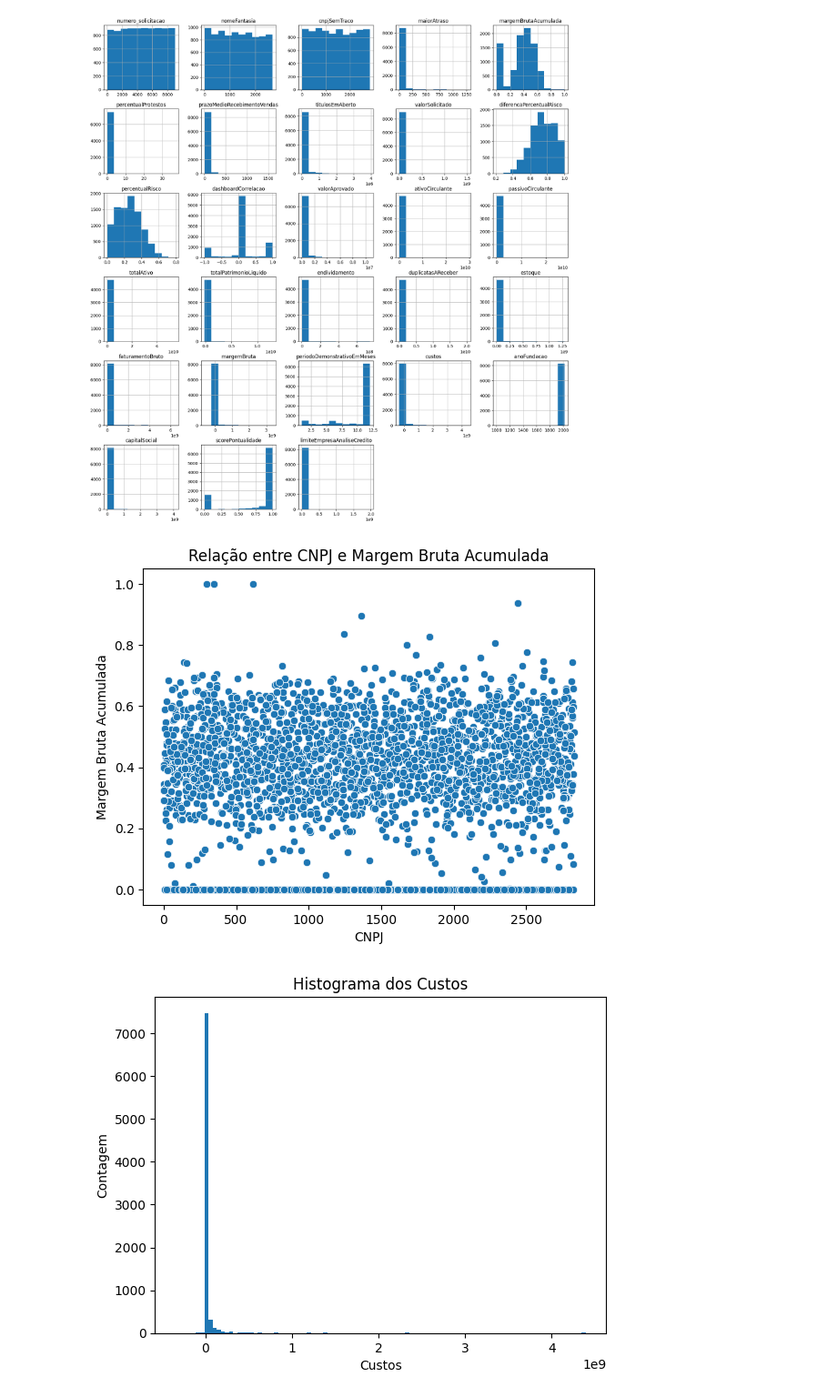
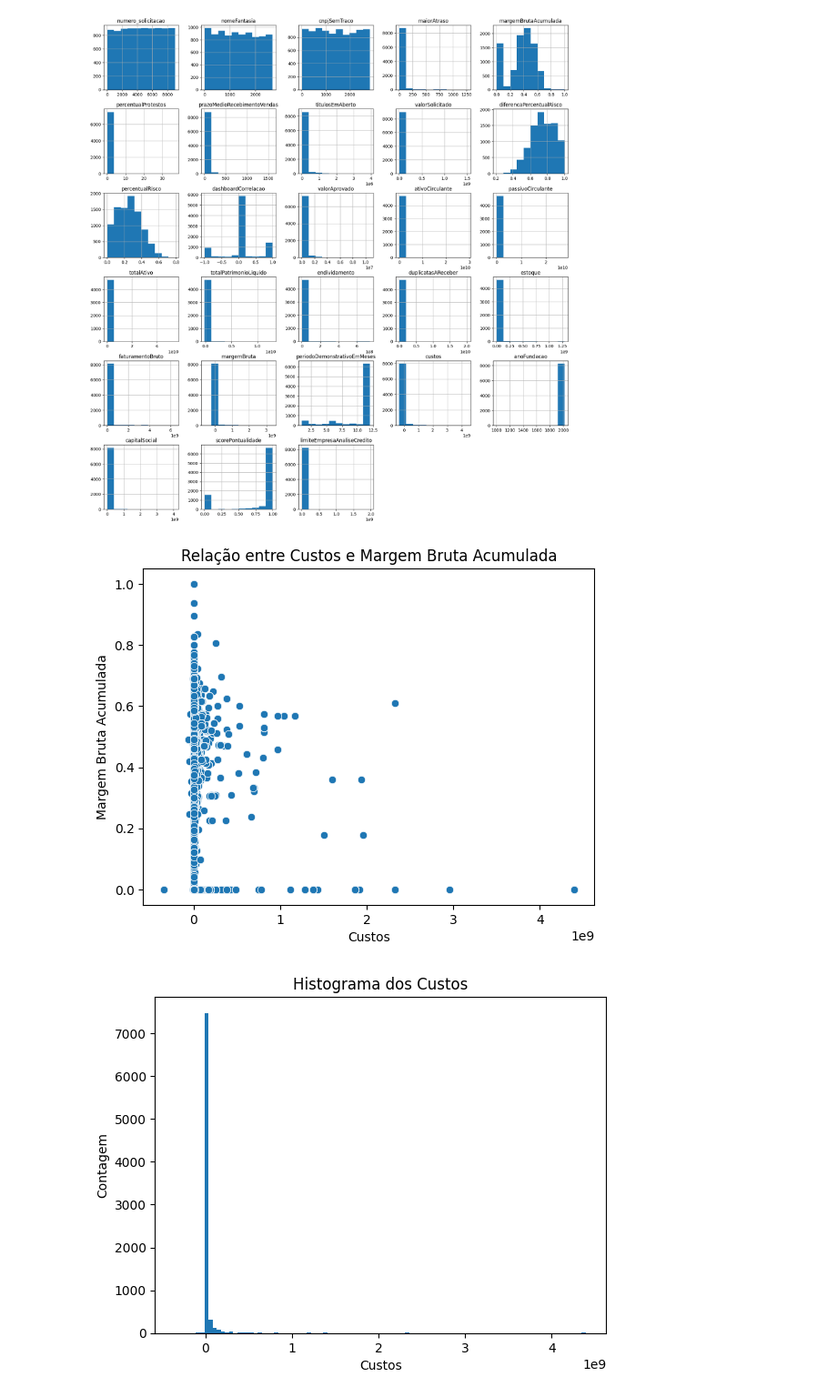
Before and after one commit to JuliaF23/CPAI, a Jupyter notebook: CP/cp.ipynb, the cells around one changed output. Shown at 91% size. Drawn from its saved outputs; the diff is of its cells as text; code cells hidden in the pictures.

```diff
--- a/CP/cp.ipynb
+++ b/CP/cp.ipynb
@@ -134,0 +130,4 @@ arr_cleaned = np.nan_to_num(dados)
+# %%
+dados.fillna(0, inplace=True)
+
+print(dados)
@@ -175,15 +196,15 @@ dados.hist(figsize=(20,21)); #distribuição das variáveis qualitativas
 # %% [output]
 [figure]
 # %%
-plt.title('Relação entre CNPJ e Margem Bruta Acumulada')
-plt.xlabel("CNPJ")
+plt.title('Relação entre Custos e Margem Bruta Acumulada')
+plt.xlabel("Custos")
 plt.ylabel("Margem Bruta Acumulada")
 
-sns.scatterplot(x='cnpjSemTraco', y='margemBrutaAcumulada', data=dados)
+sns.scatterplot(x='custos', y='margemBrutaAcumulada', data=dados)
 
 plt.show()
 # %% [output]
-[figure, old version]
+[figure, new version]
 # %%
 plt.hist(dados['custos'], bins=100)
 
```
Also changed, not shown: parts of 12 cells of this notebook.
